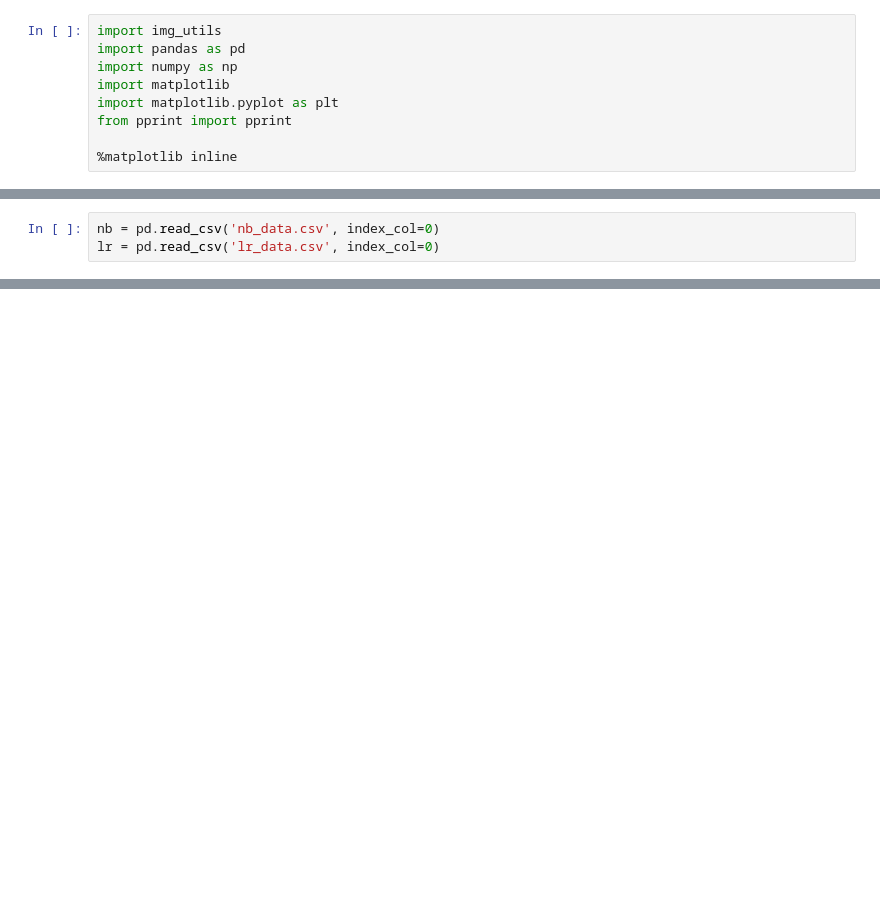
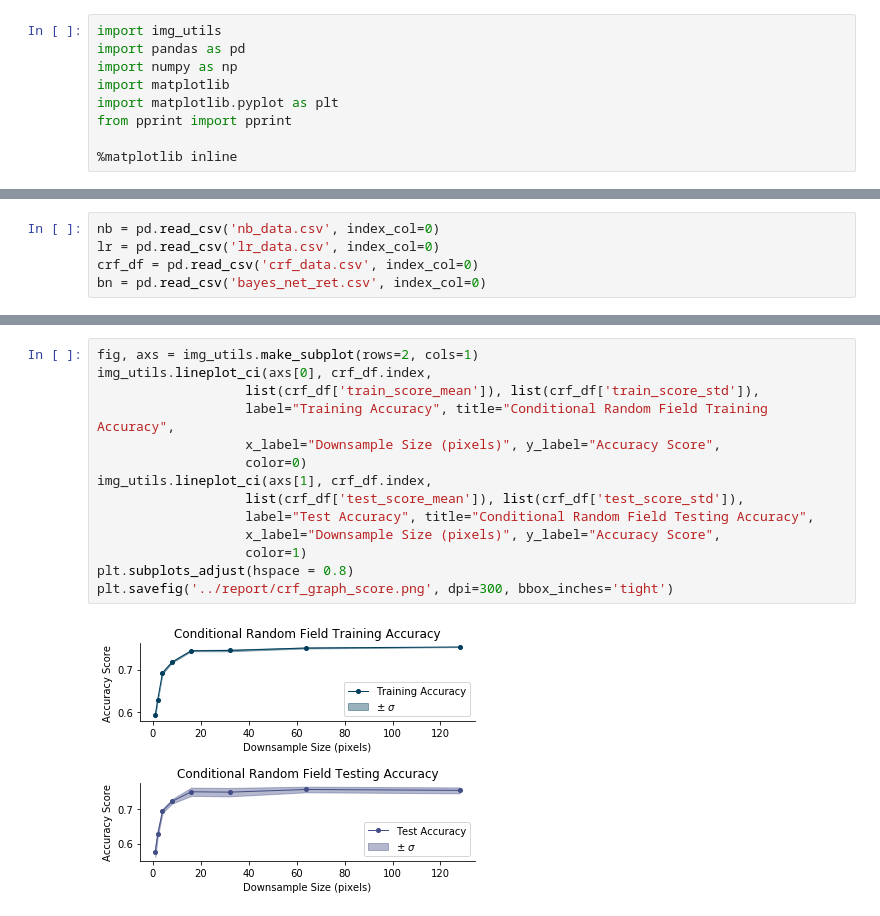
Before and after one commit to nextBillyonair/PGMImageInterpolation, a Jupyter notebook: src/ResultPlotting.ipynb, the cells around one changed output, grey strips where cells are left out. Drawn from its saved outputs; the diff is of its cells as text; blank space fills up the shorter version.

```diff
--- a/src/ResultPlotting.ipynb
+++ b/src/ResultPlotting.ipynb
@@ -21,3 +21,5 @@ img_utils.lineplot(axs, sizes, features,
 # %%
 nb = pd.read_csv('nb_data.csv', index_col=0)
 lr = pd.read_csv('lr_data.csv', index_col=0)
+crf_df = pd.read_csv('crf_data.csv', index_col=0)
+bn = pd.read_csv('bayes_net_ret.csv', index_col=0)
@@ -203,0 +172,16 @@ plt.subplots_adjust(hspace = 0.8)
+# %%
+fig, axs = img_utils.make_subplot(rows=2, cols=1)
+img_utils.lineplot_ci(axs[0], crf_df.index,
+                   list(crf_df['train_score_mean']), list(crf_df['train_score_std']),
+                   label="Training Accuracy", title="Conditional Random Field Training Accuracy",
+                   x_label="Downsample Size (pixels)", y_label="Accuracy Score",
+                   color=0)
+img_utils.lineplot_ci(axs[1], crf_df.index,
+                   list(crf_df['test_score_mean']), list(crf_df['test_score_std']),
+                   label="Test Accuracy", title="Conditional Random Field Testing Accuracy",
+                   x_label="Downsample Size (pixels)", y_label="Accuracy Score",
+                   color=1)
+plt.subplots_adjust(hspace = 0.8)
+plt.savefig('../report/crf_graph_score.png', dpi=300, bbox_inches='tight')
+# %% [output]
+[figure, added]
```
Also changed, not shown: parts of 15 cells of this notebook, 4 other files.
